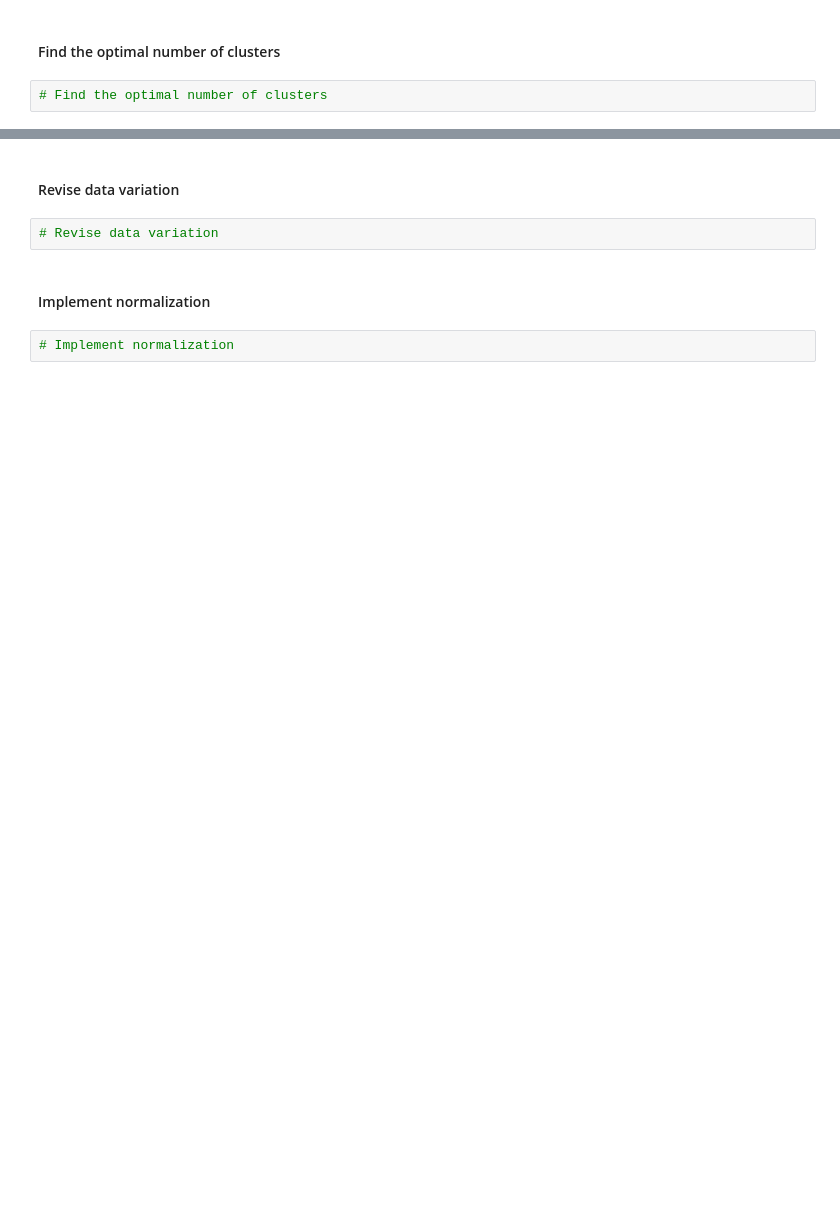
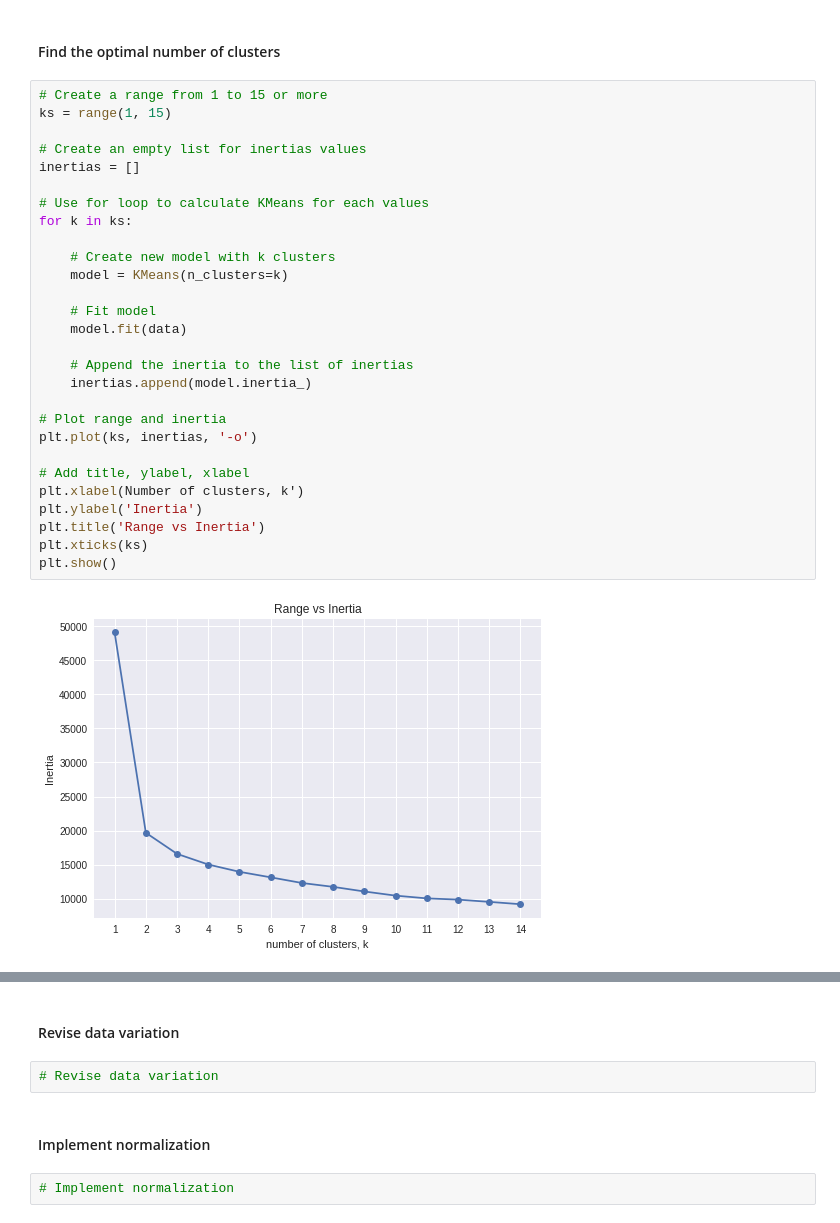
Before and after one commit to iu-data-science-python-i590/final-project-team-python-trio, a Jupyter notebook: Phase2/final_project_phase2.ipynb, the cells around one changed output, grey strips where cells are left out. Saved outputs shown, nothing was run; the diff lists cells and outputs as text; blank space fills up the shorter version.

```diff
--- a/Phase2/final_project_phase2.ipynb
+++ b/Phase2/final_project_phase2.ipynb
@@ -114,5 +114,33 @@ print('\nThe centroids array is a 4 x 9 matrix: {0}'.format(cluster_shape_assert
 The centroids array is a 4 x 9 matrix: True
 # %% [markdown]
 #### Find the optimal number of clusters
-# %%
-# Find the optimal number of clusters
+# %%
+# Create a range from 1 to 15 or more
+ks = range(1, 15)
+
+# Create an empty list for inertias values
+inertias = []
+
+# Use for loop to calculate KMeans for each values
+for k in ks:
+
+    # Create new model with k clusters
+    model = KMeans(n_clusters=k)
+
+    # Fit model
+    model.fit(data)
+
+    # Append the inertia to the list of inertias
+    inertias.append(model.inertia_)
+
+# Plot range and inertia
+plt.plot(ks, inertias, '-o')
+
+# Add title, ylabel, xlabel
+plt.xlabel(Number of clusters, k')
+plt.ylabel('Inertia')
+plt.title('Range vs Inertia')
+plt.xticks(ks)
+plt.show()
+# %% [output]
+[figure, added]
```
Also changed, not shown: parts of 3 cells of this notebook.
